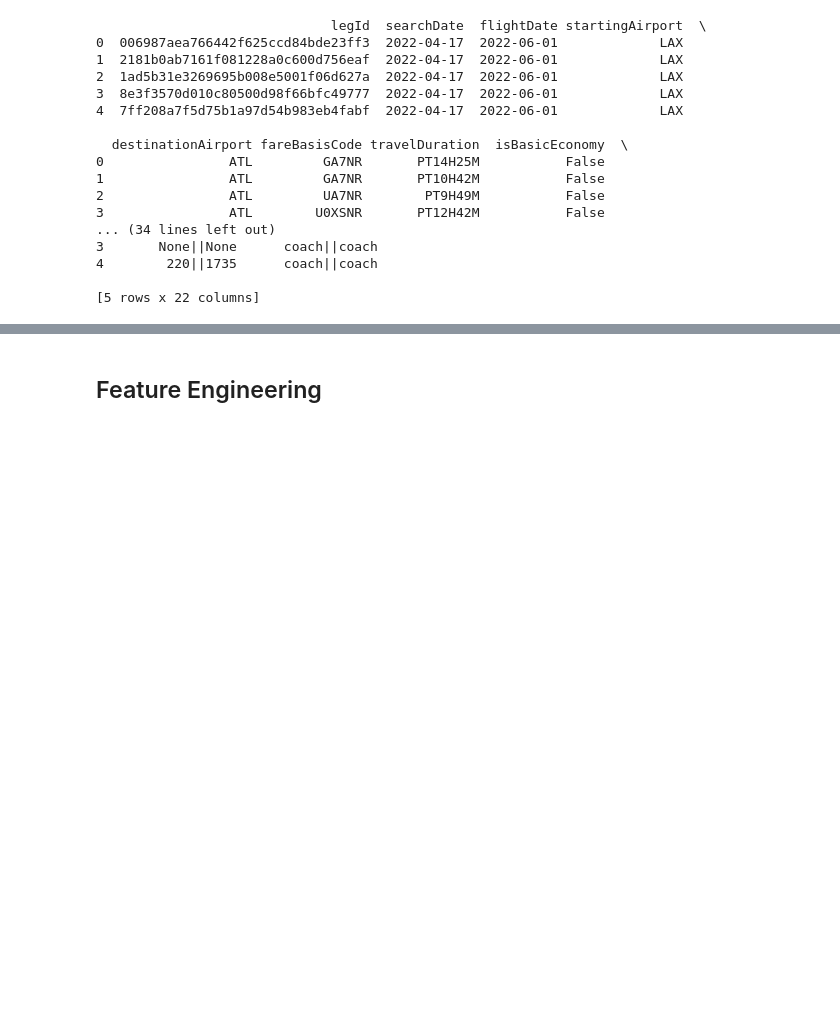
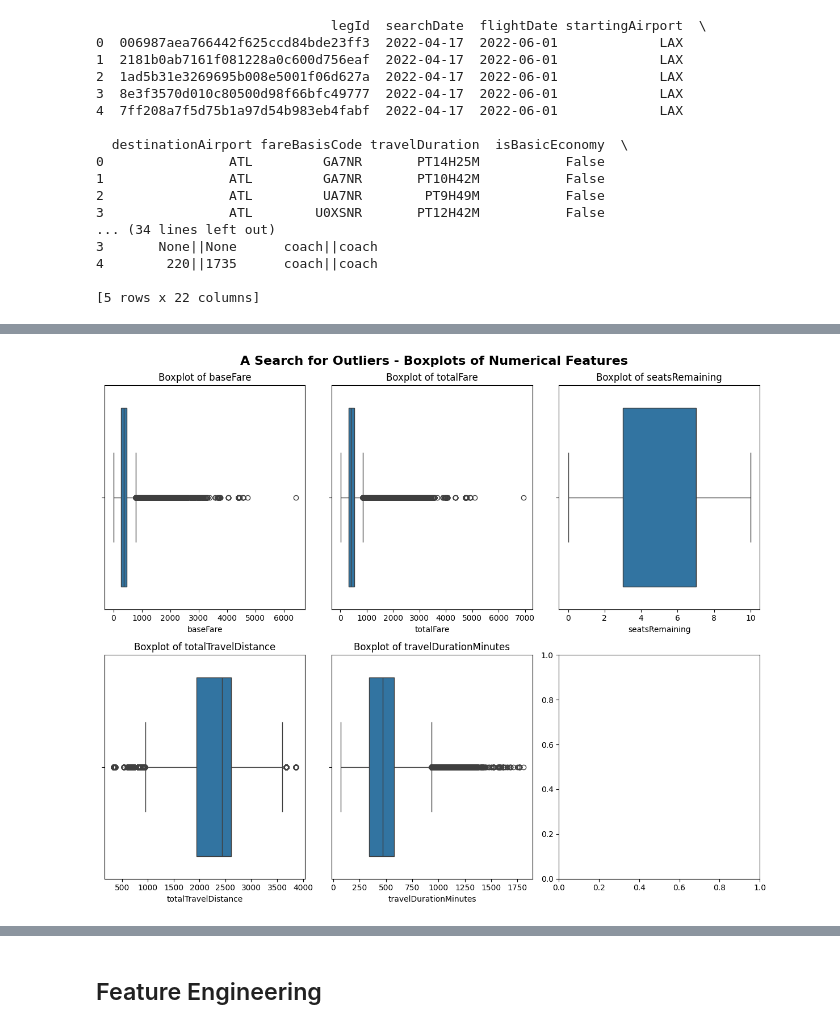
Before and after one commit to camrync23/Capstone-Project, a Jupyter notebook: notebooks/data_exploration.ipynb, the cells around one changed output, grey strips where cells are left out. Saved outputs shown, nothing was run; the diff lists cells and outputs as text; code cells hidden in the pictures; blank space fills up the shorter version.

```diff
--- a/notebooks/data_exploration.ipynb
+++ b/notebooks/data_exploration.ipynb
@@ -155,0 +191,18 @@ df = df.drop(['startingAirport', 'legId', 'baseFare'], axis=1).reset_index(drop=
+# %%
+# Boxplots to check for outliers
+fig, axes = plt.subplots(2, 3, figsize=(12, 10))
+axes = axes.flatten()
+
+for ax, feature in zip(axes, numerical_features):
+    sns.boxplot(x=df[feature], ax=ax)
+    ax.set_title(f"Boxplot of {feature}")
+
+if len(numerical_features) < len(axes):
+    for j in range(len(numerical_features), len(axes)):
+        fig.delaxes(axes[j])
+
+fig.suptitle("A Search for Outliers - Boxplots of Numerical Features", fontsize=16, fontweight='bold')
+plt.tight_layout()
+plt.show()
+# %% [output]
+[figure, added]
```
Also changed, not shown: parts of 72 cells of this notebook.
